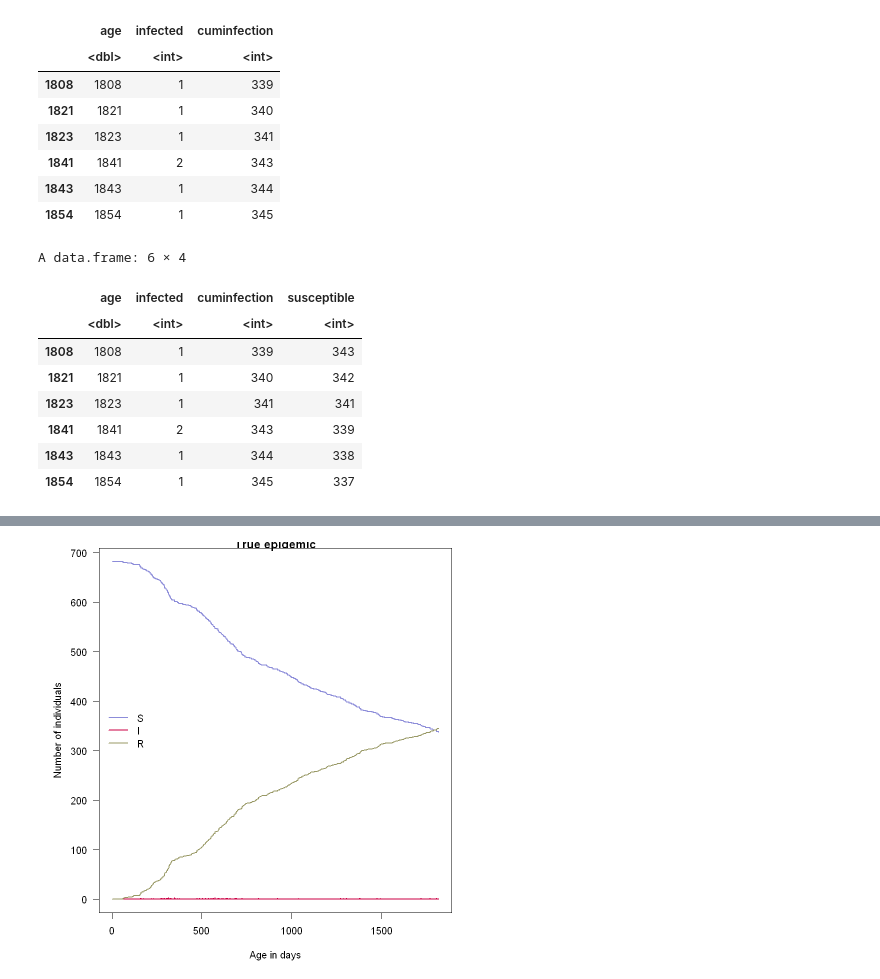
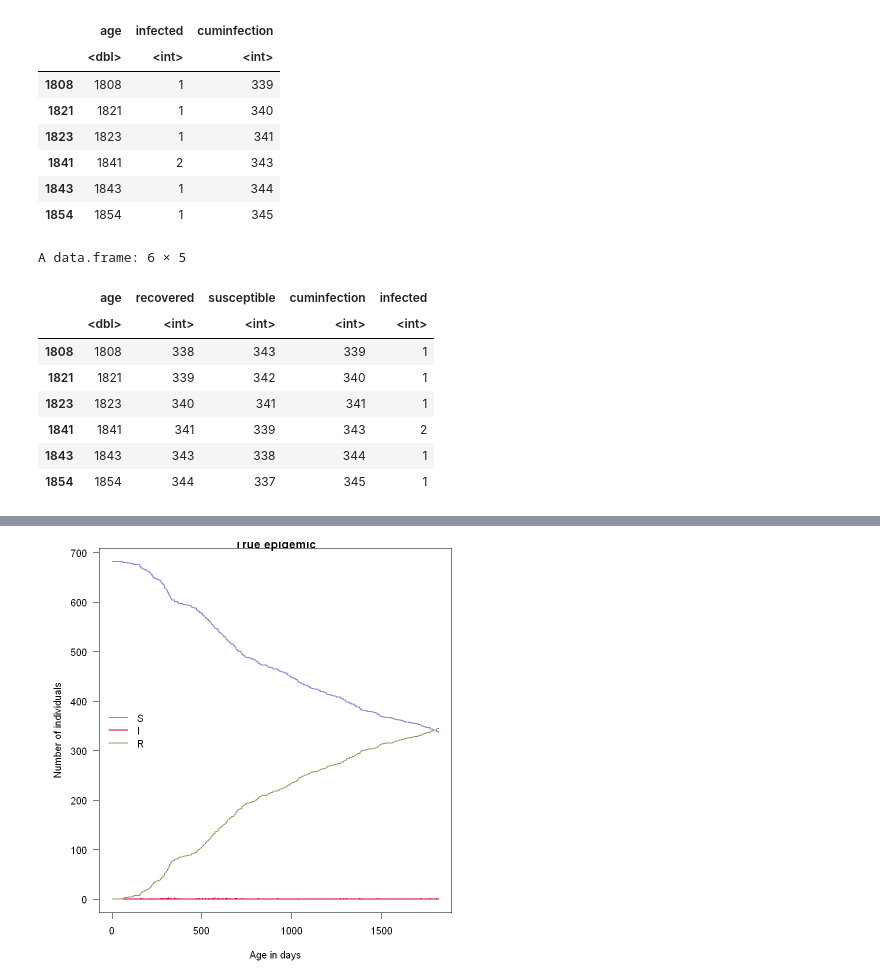
Before and after one commit to jmayer-cgh/RSV_infection_NL, a Jupyter notebook: My model/Trying to use mcstate again.ipynb, the cells around one changed output, grey strips where cells are left out. Drawn from its saved outputs; the diff is of its cells as text; code cells hidden in the pictures.

```diff
--- a/My model/Trying to use mcstate again.ipynb
+++ b/My model/Trying to use mcstate again.ipynb
@@ -46,15 +46,16 @@ A data.frame: 6 × 3
 # %%
 #add susceptible
 N <- nrow(rsv_by_age)
 true_hist$susceptible <- N - true_hist$cuminfection
+true_hist$recovered <- true_hist$cuminfection - true_hist$infected
 tail(true_hist)
 # %% [output]
-A data.frame: 6 × 4
+A data.frame: 6 × 5
-|  | age | infected | cuminfection | susceptible |
-|  | <dbl> | <int> | <int> | <int> |
-| 1808 | 1808 | 1 | 339 | 343 |
-| 1821 | 1821 | 1 | 340 | 342 |
-| 1823 | 1823 | 1 | 341 | 341 |
-| 1841 | 1841 | 2 | 343 | 339 |
-| 1843 | 1843 | 1 | 344 | 338 |
-| 1854 | 1854 | 1 | 345 | 337 |
+|  | age | recovered | susceptible | cuminfection | infected |
+|  | <dbl> | <int> | <int> | <int> | <int> |
+| 1808 | 1808 | 338 | 343 | 339 | 1 |
+| 1821 | 1821 | 339 | 342 | 340 | 1 |
+| 1823 | 1823 | 340 | 341 | 341 | 1 |
+| 1841 | 1841 | 341 | 339 | 343 | 2 |
+| 1843 | 1843 | 343 | 338 | 344 | 1 |
+| 1854 | 1854 | 344 | 337 | 345 | 1 |
```
Also changed, not shown: parts of 14 cells of this notebook.
